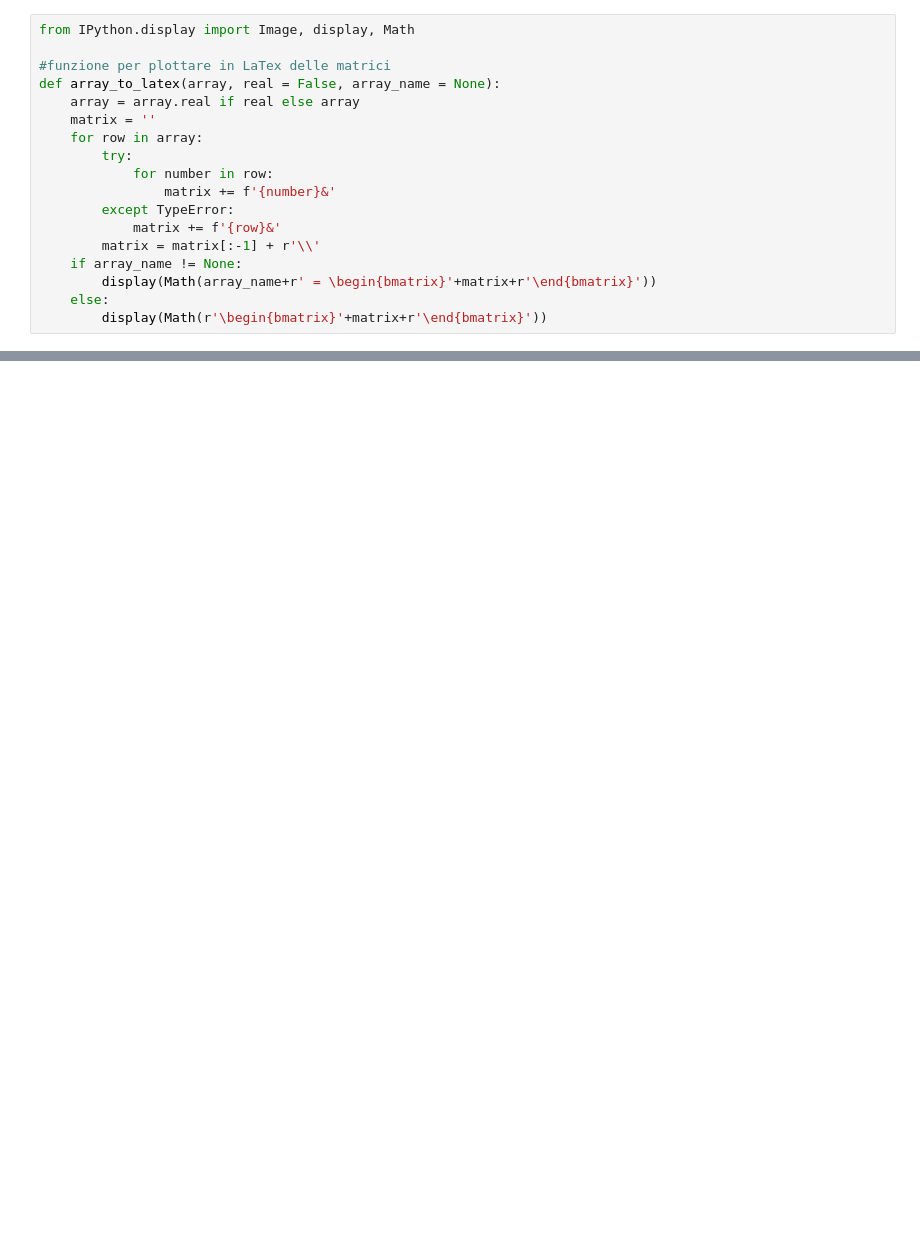
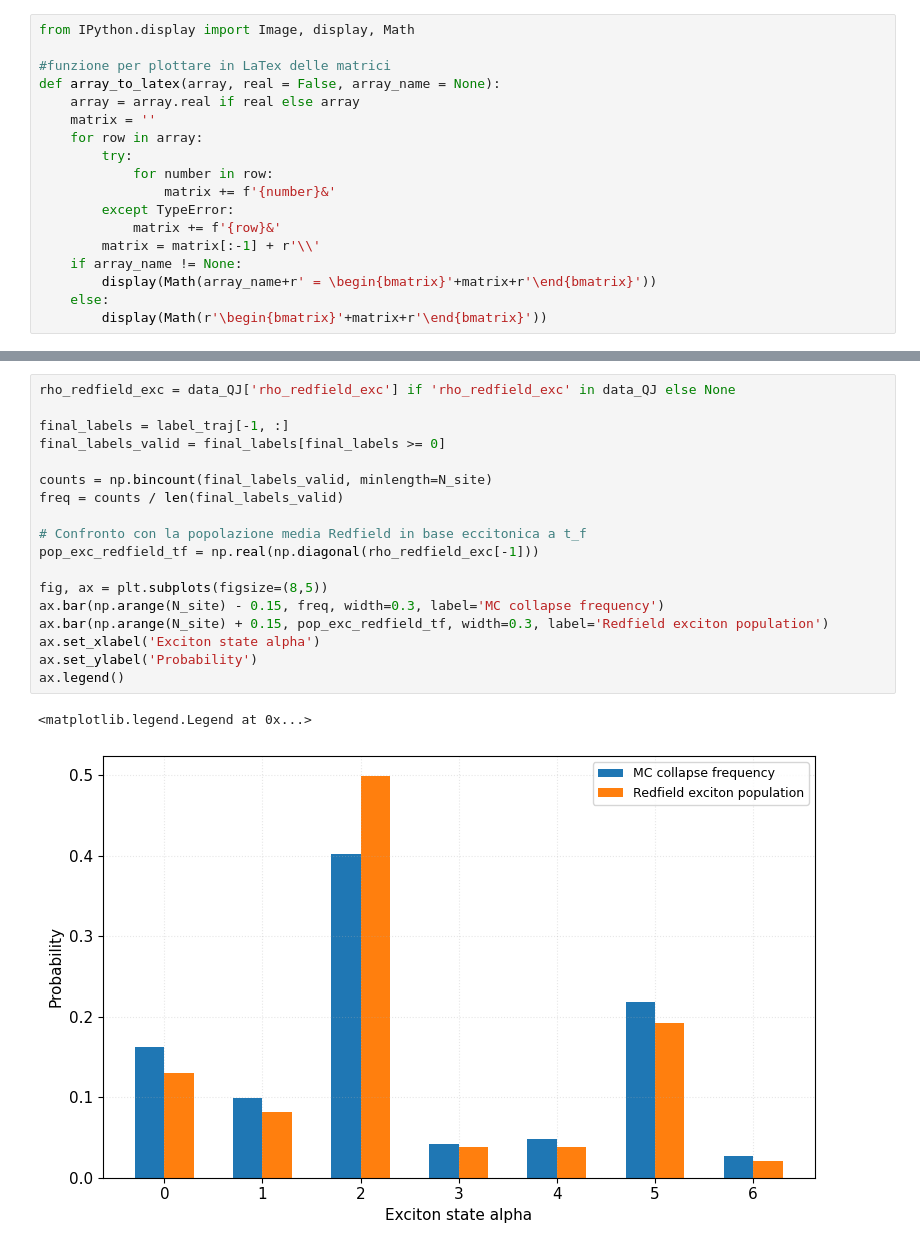
Before and after one commit to francescociavarella/Collisional-Methods, a Jupyter notebook: FMO/Codes/H_exc.ipynb, the cells around one changed output, grey strips where cells are left out. Cells and saved outputs as stored; diff of their text form; blank space fills up the shorter version.

```diff
--- a/FMO/Codes/H_exc.ipynb
+++ b/FMO/Codes/H_exc.ipynb
@@ -618,0 +155,21 @@ def average_trajectories(psi0_exc, U_H, kraus_list, n_steps, n_traj, theta=0.0,
+# %%
+rho_redfield_exc = data_QJ['rho_redfield_exc'] if 'rho_redfield_exc' in data_QJ else None
+
+final_labels = label_traj[-1, :]
+final_labels_valid = final_labels[final_labels >= 0]
+
+counts = np.bincount(final_labels_valid, minlength=N_site)
+freq = counts / len(final_labels_valid)
+
+# Confronto con la popolazione media Redfield in base eccitonica a t_f
+pop_exc_redfield_tf = np.real(np.diagonal(rho_redfield_exc[-1]))
+
+fig, ax = plt.subplots(figsize=(8,5))
+ax.bar(np.arange(N_site) - 0.15, freq, width=0.3, label='MC collapse frequency')
+ax.bar(np.arange(N_site) + 0.15, pop_exc_redfield_tf, width=0.3, label='Redfield exciton population')
+ax.set_xlabel('Exciton state alpha')
+ax.set_ylabel('Probability')
+ax.legend()
+# %% [output]
+<matplotlib.legend.Legend at 0x...>
+[figure, added]
```
Also changed, not shown: parts of 14 cells of this notebook, 3 other files.
